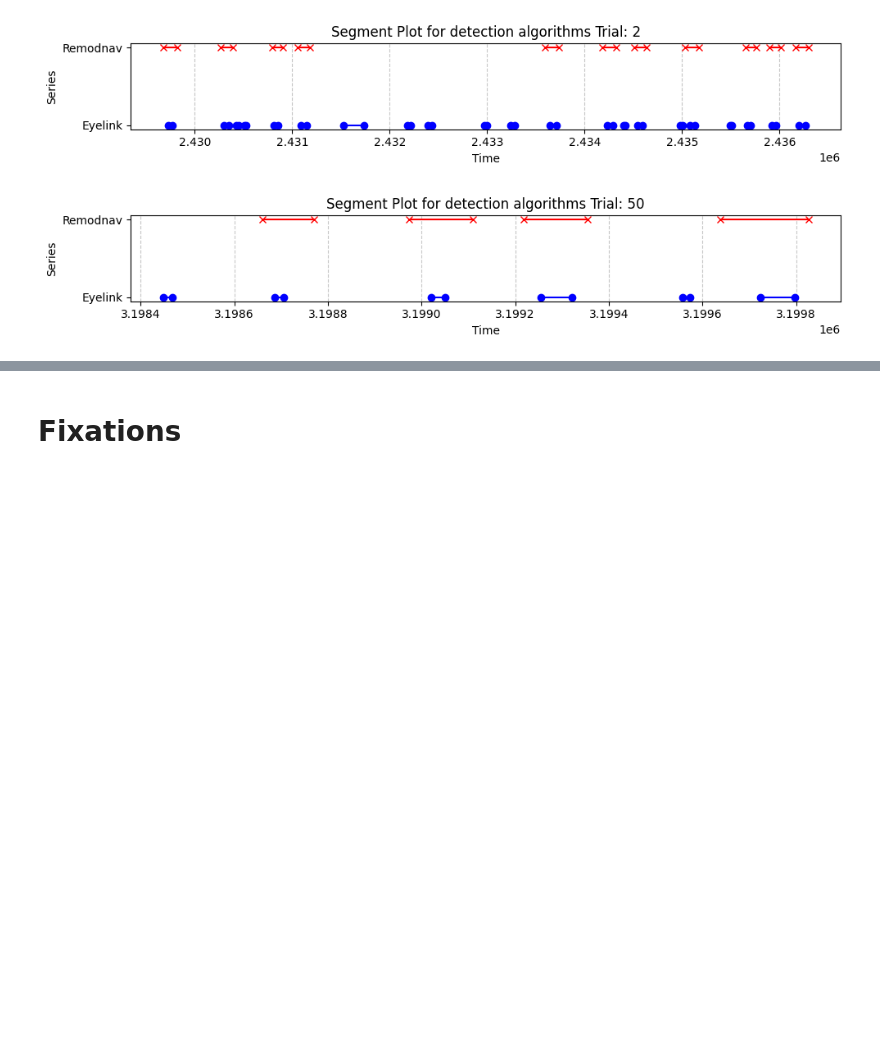
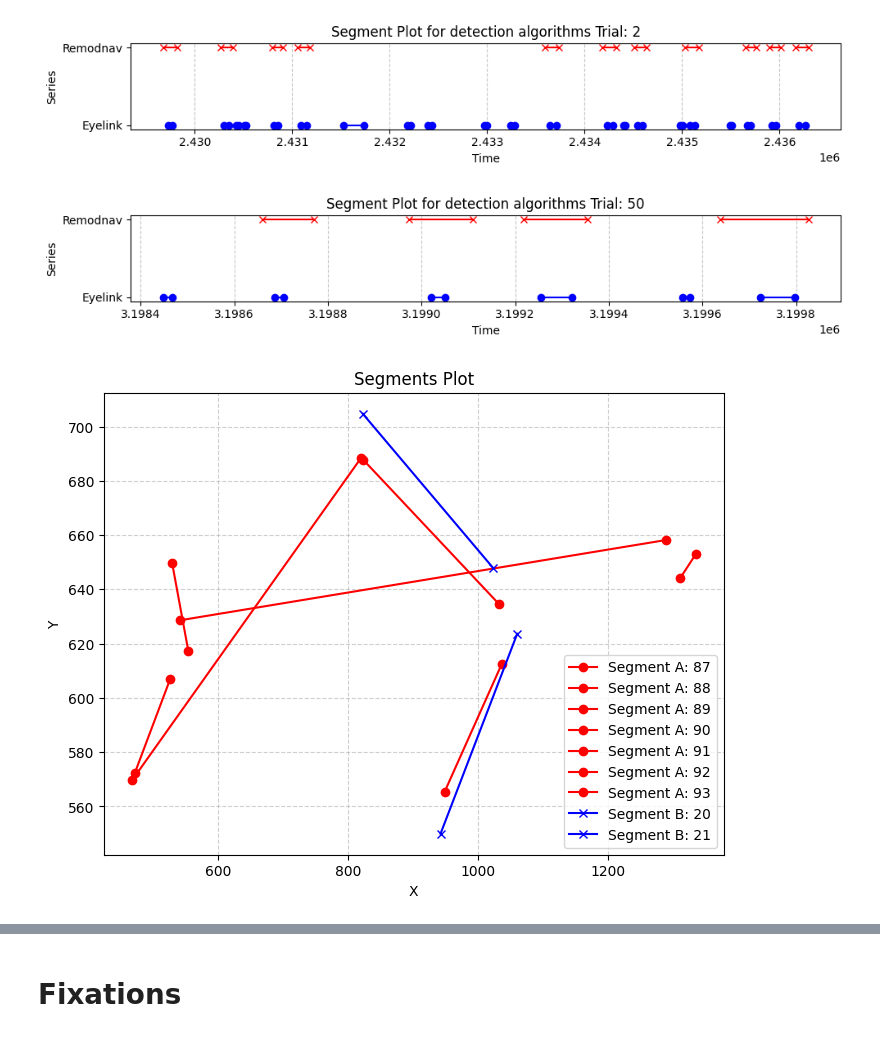
Before and after one commit to NeuroLIAA/pyxations, a Jupyter notebook: notebooks/Eyelink tutorial.ipynb, the cells around one changed output, grey strips where cells are left out. Cells and saved outputs as stored; diff of their text form; code cells hidden in the pictures; blank space fills up the shorter version.

Commit message:
split by duration tests. new plots on eyelink notebook

```diff
--- a/notebooks/Eyelink tutorial.ipynb
+++ b/notebooks/Eyelink tutorial.ipynb
@@ -134,6 +115,35 @@ def plot_comparison(df_eyelink, df_remodnav, trial:int=None):
     plt.grid(axis='x', linestyle='--', alpha=0.7)
     plt.tight_layout()
     plt.show()
+# %%
+def plot_screen(df, another_df, trial_no=None):
+    if trial_no:
+        df = df[df['trial_number']== trial_no]
+        another_df = another_df[another_df['trial_number']== trial_no]
+
+        # Create a plot
+    fig, ax = plt.subplots(figsize=(8, 6))
+
+    # Plot each segment
+    for _, row in df.iterrows():
+        ax.plot([row["xStart"], row["xEnd"]], [row["yStart"], row["yEnd"]], marker="o", color="red", label=f"Segment A: {_+1}")
+
+    # Plot each segment
+    for _, row in another_df.iterrows():
+        ax.plot([row["xStart"], row["xEnd"]], [row["yStart"], row["yEnd"]], marker="x", color="blue", label=f"Segment B: {_+1}")
+
+
+    # Add labels and title
+    ax.set_title("Segments Plot")
+    ax.set_xlabel("X")
+    ax.set_ylabel("Y")
+    ax.legend()  # Show legend for each segment
+
+    # Show grid
+    plt.grid(True, linestyle="--", alpha=0.6)
+
+    # Show the plot
+    plt.show()
 # %%
 plot_comparison(df_eyelink, df_remodnav, 1)
 # %% [output]
@@ -146,3 +156,7 @@ plot_comparison(df_eyelink, df_remodnav, 2)
 plot_comparison(df_eyelink, df_remodnav, 50)
 # %% [output]
 [figure]
+# %%
+plot_screen(df_eyelink, df_remodnav, 1)
+# %% [output]
+[figure, added]
```
Also changed, not shown: parts of 4 cells of this notebook, 1 other file.
